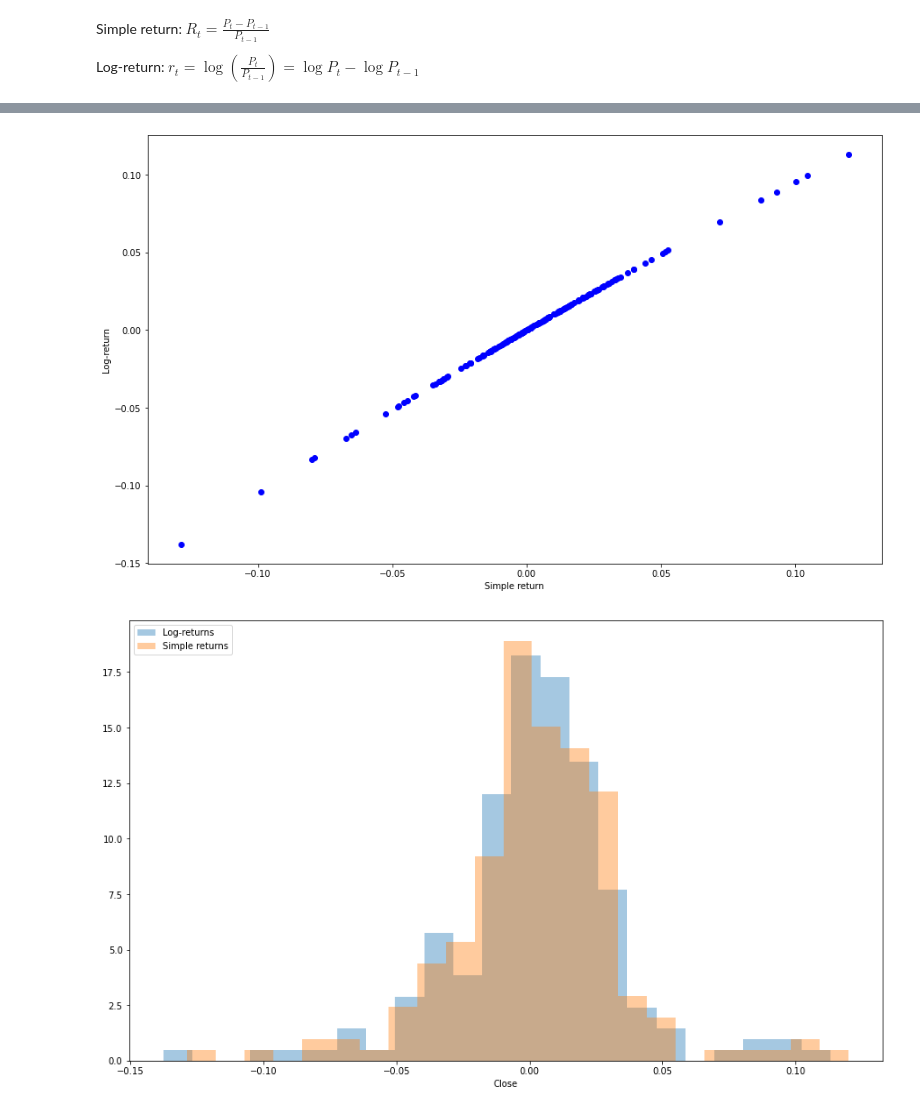
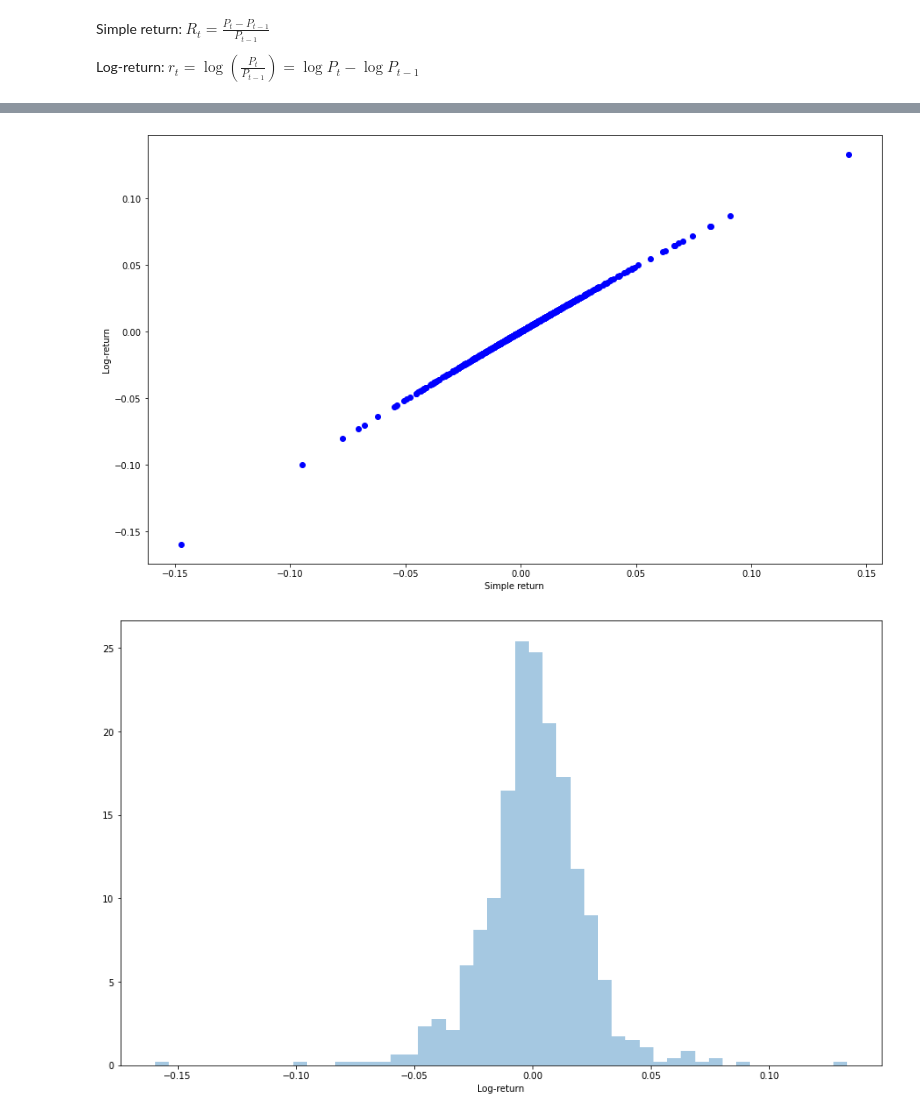
Before and after one commit to danpele/Stat_fin_markets, a Jupyter notebook: SFM_returns/SFM_returns.ipynb, the cells around one changed output, grey strips where cells are left out. Drawn from its saved outputs; the diff is of its cells as text; code cells hidden in the pictures.

```diff
--- a/SFM_returns/SFM_returns.ipynb
+++ b/SFM_returns/SFM_returns.ipynb
@@ -26,13 +28,13 @@ import yfinance as yf
 import numpy as np
 import pandas as pd
 #define the ticker symbol
-tickerSymbol = 'AAPL'
+tickerSymbol = 'MSFT'
 
 #get data on this ticker
 tickerData = yf.Ticker(tickerSymbol)
 
 #get the historical prices for this ticker
-df = tickerData.history(period='1d', start='2020-1-1', end='2020-10-6')
+df = tickerData.history(period='1d', start='2020-1-1', end='2023-03-10')
 
 #see your data
 df
@@ -86,18 +104,18 @@ plt.xlabel( 'Simple return' )
 #plt.legend(loc='upper center',bbox_to_anchor=(0.5, -0.15), fancybox=True, shadow=True)
 plt.show()
 # %% [output]
-[figure, old version]
+[figure, new version]
 # %%
 import seaborn as sns
 
 # histogram
-sns.distplot(log_return, kde=False, norm_hist=True,label='Log-returns')
-sns.distplot(simple_return, kde=False, norm_hist=True, label='Simple returns')
 
-legend(loc='upper left');
+sns.distplot(log_return, kde=False, norm_hist=True,label='Log-returns',axlabel="Log-return")
+#sns.distplot(simple_return, kde=False, norm_hist=True, label='Simple returns')
+
 
 # plt.tight_layout()
 # plt.savefig('images/ch1_im10.png')
 plt.show()
 # %% [output]
-[figure, old version]
+[figure, new version]
```
Also changed, not shown: parts of 9 cells of this notebook.
